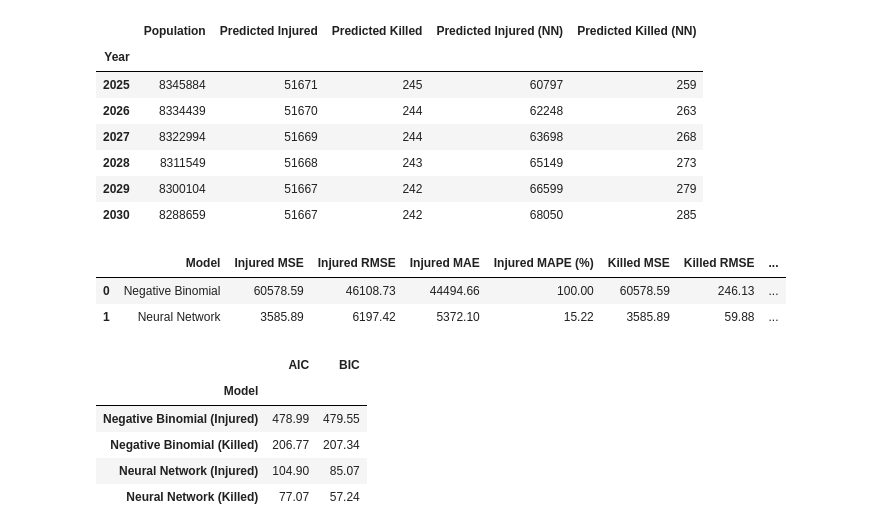
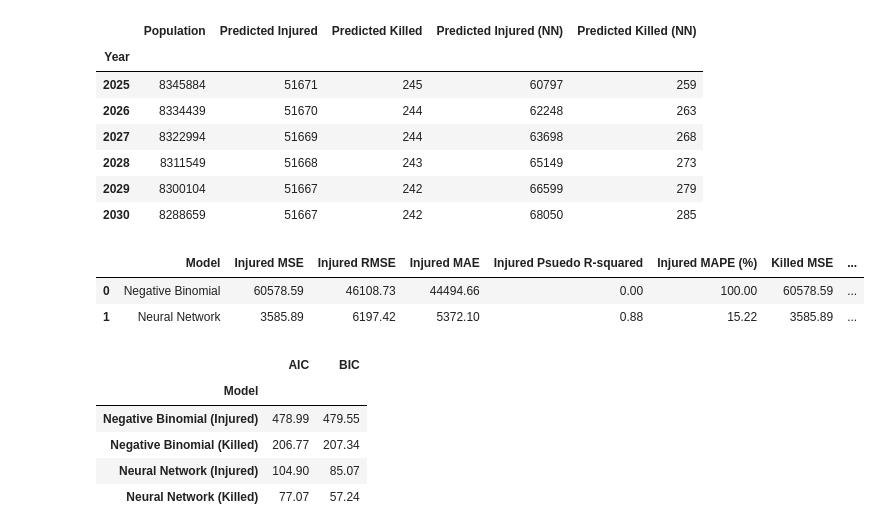
Before and after one commit to awnonbhowmik/NYC_MV_Collisions_Crashes, a Jupyter notebook: main.ipynb, the cells around one changed output. Saved outputs shown, nothing was run; the diff lists cells and outputs as text; code cells hidden in the pictures.

```diff
--- a/main.ipynb
+++ b/main.ipynb
@@ -638,6 +638,10 @@ mse_killed_nb = rmse_killed_nb**2
 mae_injured_nb = mean_absolute_error(y_test_injured, injury_model.predict(X_test_scaled))
 mae_killed_nb = mean_absolute_error(y_test_killed, fatality_model.predict(X_test_scaled))
 
+# Calculate the Psuedo R-squared for the Negative Binomial model predictions
+psuedo_r2_injured_nb = 1 - (np.var(y_test_injured - injury_model.predict(X_test_scaled)) / np.var(y_test_injured))
+psuedo_r2_killed_nb = 1 - (np.var(y_test_killed - fatality_model.predict(X_test_scaled)) / np.var(y_test_killed))
+
 # Calculate the Mean Absolute Percentage Error (MAPE) for the Negative Binomial model predictions
 mape_injured_nb = np.mean(np.abs((y_test_injured - injury_model.predict(X_test_scaled)) / y_test_injured)) * 100
 mape_killed_nb = np.mean(np.abs((y_test_killed - fatality_model.predict(X_test_scaled)) / y_test_killed)) * 100
@@ -648,36 +652,42 @@ rmse_killed_nn = root_mean_squared_error(y_test_killed, y_pred_killed)
 
 # Calculate the Mean Squared Error (RMSE) for the Neural Network model predictions
 mse_injured_nn = rmse_killed_nn**2
 mse_killed_nn = rmse_killed_nn**2
 
 # Calculate the Mean Absolute Error (MAE) for the Neural Network model predictions
 mae_injured_nn = mean_absolute_error(y_test_injured, y_pred_injured)
 mae_killed_nn = mean_absolute_error(y_test_killed, y_pred_killed)
 
+# Calculate the Psuedo R-squared for the Neural Network model predictions
+psuedo_r2_injured_nn = 1 - (np.var(y_test_injured - y_pred_injured) / np.var(y_test_injured))
+psuedo_r2_killed_nn = 1 - (np.var(y_test_killed - y_pred_killed) / np.var(y_test_killed))
+
 # Calculate the Mean Absolute Percentage Error (MAPE) for the Neural Network model predictions
 mape_injured_nn = np.mean(np.abs((y_test_injured - y_pred_injured) / y_test_injured)) * 100
 mape_killed_nn = np.mean(np.abs((y_test_killed - y_pred_killed) / y_test_killed)) * 100
 
 # Display the MSE, RMSE, MAE and MAPE for the predictions with Negative Binomial and Neural Network models in a DataFrame with 2 decimal places
 error_metrics = pd.DataFrame({
     'Model': ['Negative Binomial', 'Neural Network'],
     'Injured MSE': [round(mse_injured_nb, 2), round(mse_injured_nn, 2)],
     'Injured RMSE': [round(rmse_injured_nb, 2), round(rmse_injured_nn, 2)],
     'Injured MAE': [round(mae_injured_nb, 2), round(mae_injured_nn, 2)],
+    'Injured Psuedo R-squared': [round(psuedo_r2_injured_nb, 2), round(psuedo_r2_injured_nn, 2)],
     'Injured MAPE (%)': [round(mape_injured_nb, 2), round(mape_injured_nn, 2)],
     'Killed MSE': [round(mse_killed_nb, 2), round(mse_killed_nn, 2)],
     'Killed RMSE': [round(rmse_killed_nb, 2), round(rmse_killed_nn, 2)],
     'Killed MAE': [round(mae_killed_nb, 2), round(mae_killed_nn, 2)],
+    'Killed Psuedo R-squared': [round(psuedo_r2_killed_nb, 2), round(psuedo_r2_killed_nn, 2)],
     'Killed MAPE (%)': [round(mape_killed_nb, 2), round(mape_killed_nn, 2)]
 })
 
 
 # Display the error metrics
 error_metrics
 # %% [output]
-|  | Model | Injured MSE | Injured RMSE | Injured MAE | Injured MAPE (%) | Killed MSE | Killed RMSE | ... |
-| 0 | Negative Binomial | 60578.59 | 46108.73 | 44494.66 | 100.00 | 60578.59 | 246.13 | ... |
-| 1 | Neural Network | 3585.89 | 6197.42 | 5372.10 | 15.22 | 3585.89 | 59.88 | ... |
+|  | Model | Injured MSE | Injured RMSE | Injured MAE | Injured Psuedo R-squared | Injured MAPE (%) | Killed MSE | ... |
+| 0 | Negative Binomial | 60578.59 | 46108.73 | 44494.66 | 0.00 | 100.00 | 60578.59 | ... |
+| 1 | Neural Network | 3585.89 | 6197.42 | 5372.10 | 0.88 | 15.22 | 3585.89 | ... |
 # %%
 # Calculate AIC and BIC for the Negative Binomial models using the log-likelihood, number of parameters, and sample size
 n = len(df)
```
